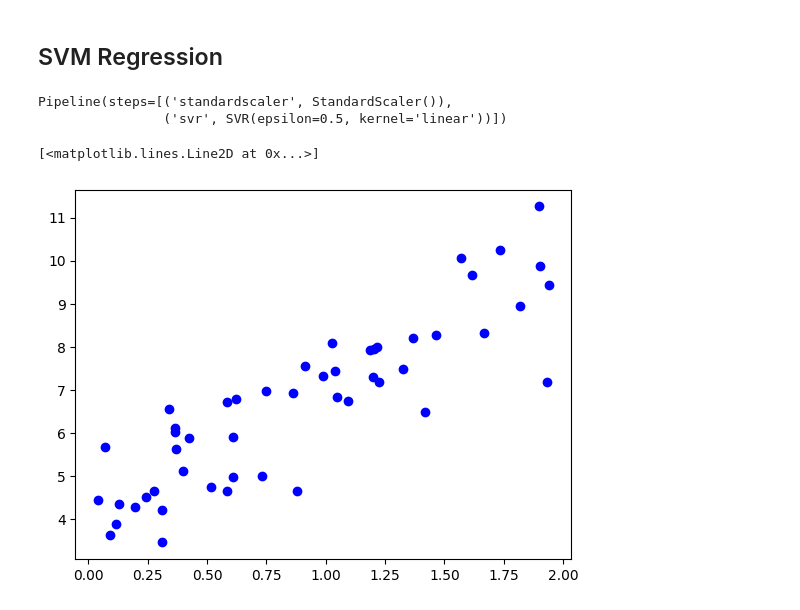
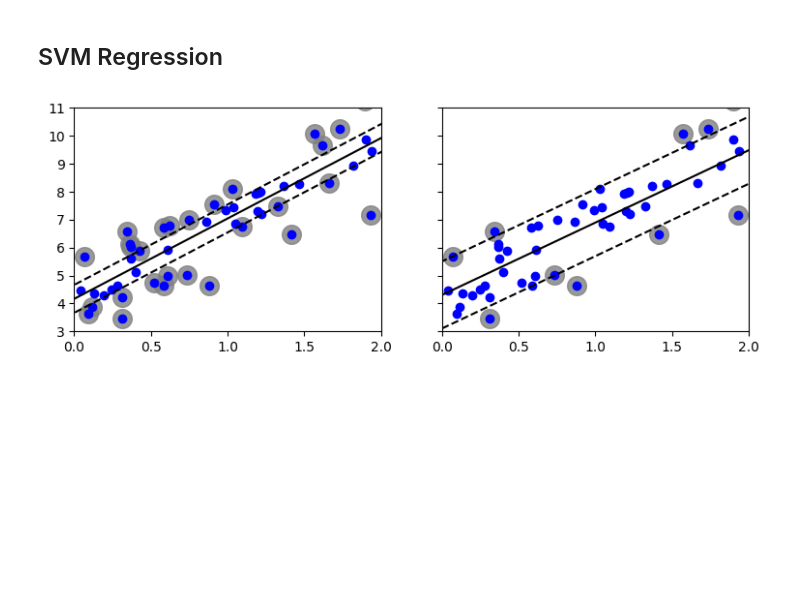
Before and after one commit to Zane-dev16/Support-Vector-Machines, a Jupyter notebook: notebooks/SVMs.ipynb, the cells around one changed output. Saved outputs shown, nothing was run; the diff lists cells and outputs as text; code cells hidden in the pictures; blank space fills up the shorter version.

Commit message:
Plot Linear SVM Regression

```diff
--- a/notebooks/SVMs.ipynb
+++ b/notebooks/SVMs.ipynb
@@ -281,18 +281,32 @@ plt.show()
 np.random.seed(42)
 X = 2 * np.random.rand(50, 1)
 y = 4 + 3 * X[:, 0] + np.random.randn(len(X))
+# %%
+def plt_svr(svm_clf, X, y):
+    xs = np.linspace(np.min(X) - 1, np.max(X) + 1, 200).reshape(-1, 1)
+    y_pred = svm_clf.predict(xs)
+    svr = svm_clf.named_steps["svr"]
+    epsilon = svr.epsilon
+    support_vectors_xs = X[svr.support_]
+    support_vectors_ys = y[svr.support_]
+
+    plt.plot(X, y, "bo")
+    plt.plot(xs, y_pred, "k")
+    plt.plot(xs, y_pred - epsilon, "k--")
+    plt.plot(xs, y_pred + epsilon, "k--")
+    plt.scatter(support_vectors_xs, support_vectors_ys, s=200, c="grey", alpha=0.8,zorder=-1)
 # %%
 from sklearn.svm import SVR
 
-svm_reg = make_pipeline(StandardScaler(),
-                        SVR(kernel="linear", epsilon=0.5))
-svm_reg.fit(X, y)
+fig, axs = plt.subplots(1, 2, sharey=True, figsize=(9, 3))
+epsilons = (0.5, 1.2)
+
+for ax, epsilon in zip(axs, epsilons):
+    svm_reg = make_pipeline(StandardScaler(),
+                            SVR(kernel="linear", epsilon=epsilon))
+    svm_reg.fit(X, y)
+    plt.sca(ax)
+    plt_svr(svm_reg, X, y)
+    plt.axis([0, 2, 3, 11])
 # %% [output]
-Pipeline(steps=[('standardscaler', StandardScaler()),
-                ('svr', SVR(epsilon=0.5, kernel='linear'))])
+[figure, added]
-# %%
-plt.plot(X, y, "bo")
-plt.show()
-# %% [output]
-[<matplotlib.lines.Line2D at 0x...>]
-[figure, removed]
```
